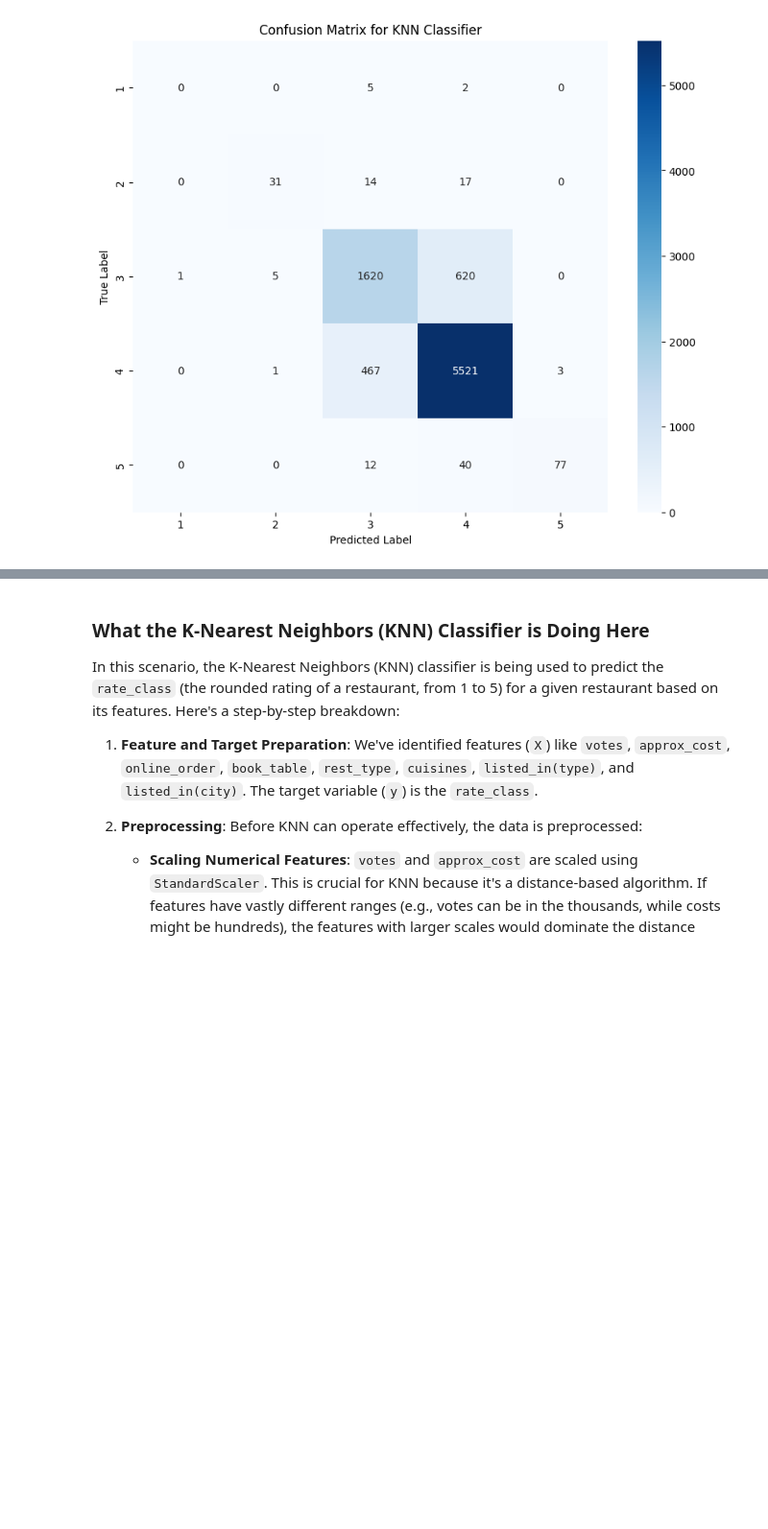
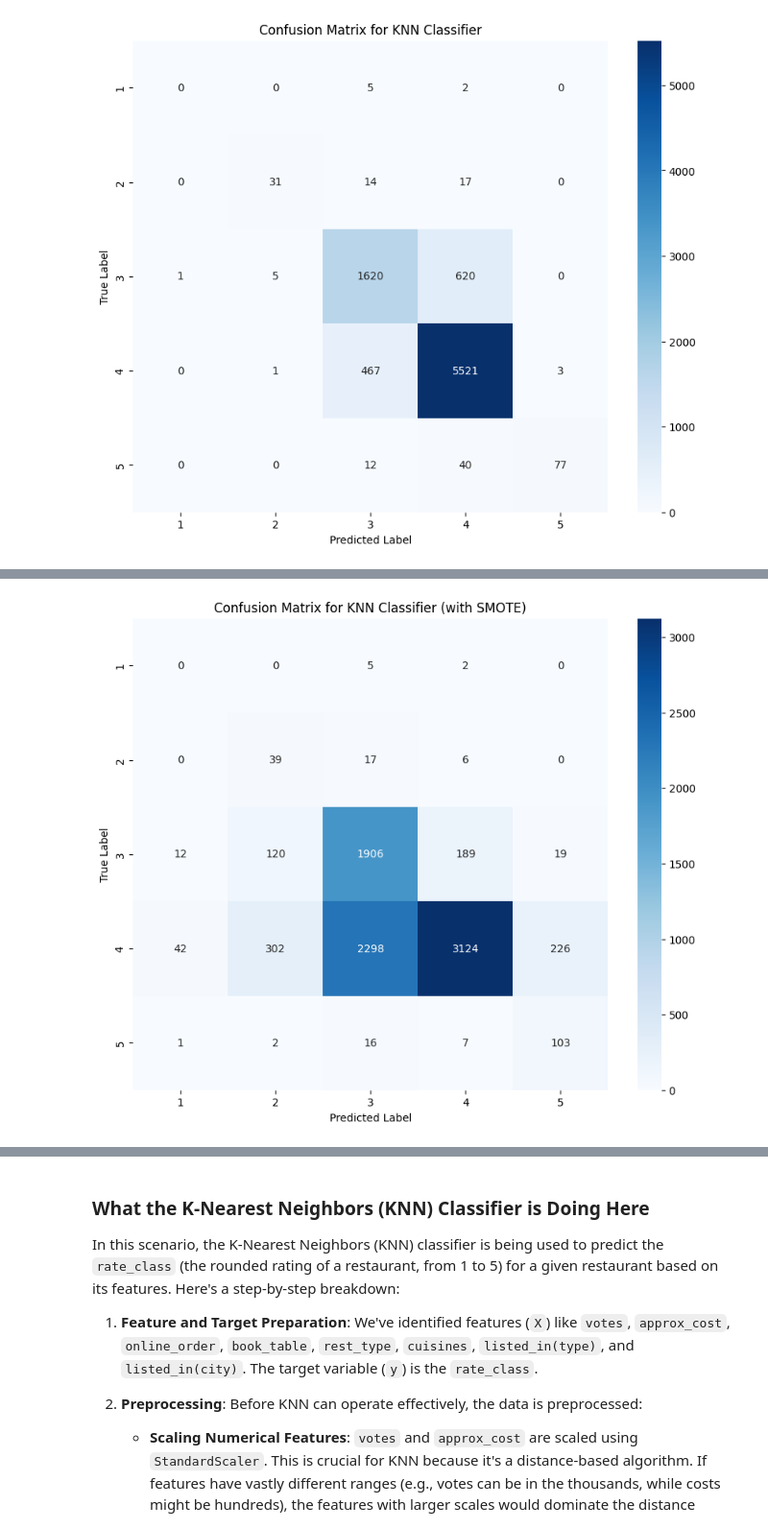
Before and after one commit to AshishNalawade0188/Restaurant-Analytics-Predictive-Intelligence-System, a Jupyter notebook: Karthik/imputed_dataset_KNN_CLASSIFIER.ipynb, the cells around one changed output, grey strips where cells are left out. Shown at 96% size. Drawn from its saved outputs; the diff is of its cells as text; code cells hidden in the pictures; blank space fills up the shorter version.

```diff
--- a/Karthik/imputed_dataset_KNN_CLASSIFIER.ipynb
+++ b/Karthik/imputed_dataset_KNN_CLASSIFIER.ipynb
@@ -722,0 +732,63 @@ weighted avg       0.86      0.86      0.86      8436
+# %%
+# Install imblearn if not already installed
+!pip install imbalanced-learn
+
+from imblearn.pipeline import Pipeline as ImbPipeline
+from imblearn.over_sampling import SMOTE
+from sklearn.metrics import accuracy_score, precision_score, recall_score, f1_score, classification_report, confusion_matrix
+import matplotlib.pyplot as plt
+import seaborn as sns
+from sklearn.preprocessing import StandardScaler, OneHotEncoder
+from sklearn.compose import ColumnTransformer
+from sklearn.neighbors import KNeighborsClassifier
+
+# Define the preprocessing steps (same as before)
+# Create the preprocessing pipelines for numerical and categorical features
+numeric_transformer = StandardScaler()
+categorical_transformer = OneHotEncoder(handle_unknown='ignore', sparse_output=False)
+
+# Create a column transformer to apply different transformations to different columns
+preprocessor = ColumnTransformer(
+    transformers=[
+        ('num', numeric_transformer, numerical_features),
+        ('cat', categorical_transformer, categorical_features)
+    ],
+    remainder='passthrough'
+)
+
+# Create a pipeline with preprocessing, SMOTE, and KNN classifier
+# SMOTE should be applied AFTER preprocessing the features
+knn_smote_pipeline = ImbPipeline(steps=[('preprocessor', preprocessor),
+                                        ('smote', SMOTE(random_state=42)),
+                                        ('classifier', KNeighborsClassifier(n_neighbors=5))])
+
+# Fit the new KNN classifier pipeline on the original training data
+# SMOTE will be applied internally during fitting
+knn_smote_pipeline.fit(X_train, y_train)
+
+# Make predictions on the (un-resampled) test set
+y_pred_smote = knn_smote_pipeline.predict(X_test)
+
+# Evaluate the model with SMOTE
+accuracy_smote = accuracy_score(y_test, y_pred_smote)
+precision_smote = precision_score(y_test, y_pred_smote, average='weighted')
+recall_smote = recall_score(y_test, y_pred_smote, average='weighted')
+f1_smote = f1_score(y_test, y_pred_smote, average='weighted')
+
+print(f"KNN Classifier with SMOTE Accuracy: {accuracy_smote:.4f}")
+print(f"KNN Classifier with SMOTE Precision: {precision_smote:.4f}")
+print(f"KNN Classifier with SMOTE Recall: {recall_smote:.4f}")
+print(f"KNN Classifier with SMOTE F1-Score: {f1_smote:.4f}")
+
+print("\nClassification Report (with SMOTE):")
+print(classification_report(y_test, y_pred_smote))
+
+# Plotting the Confusion Matrix for the SMOTE-enhanced model
+cm_smote = confusion_matrix(y_test, y_pred_smote)
+plt.figure(figsize=(10, 8))
+sns.heatmap(cm_smote, annot=True, fmt='d', cmap='Blues', xticklabels=np.unique(y_test), yticklabels=np.unique(y_test))
+plt.title('Confusion Matrix for KNN Classifier (with SMOTE)')
+plt.xlabel('Predicted Label')
+plt.ylabel('True Label')
+plt.show()
+# %% [output]
@@ -722,0 +812 @@ weighted avg       0.86      0.86      0.86      8436
+[figure, added]
```
Also changed, not shown: parts of 3 cells of this notebook.
